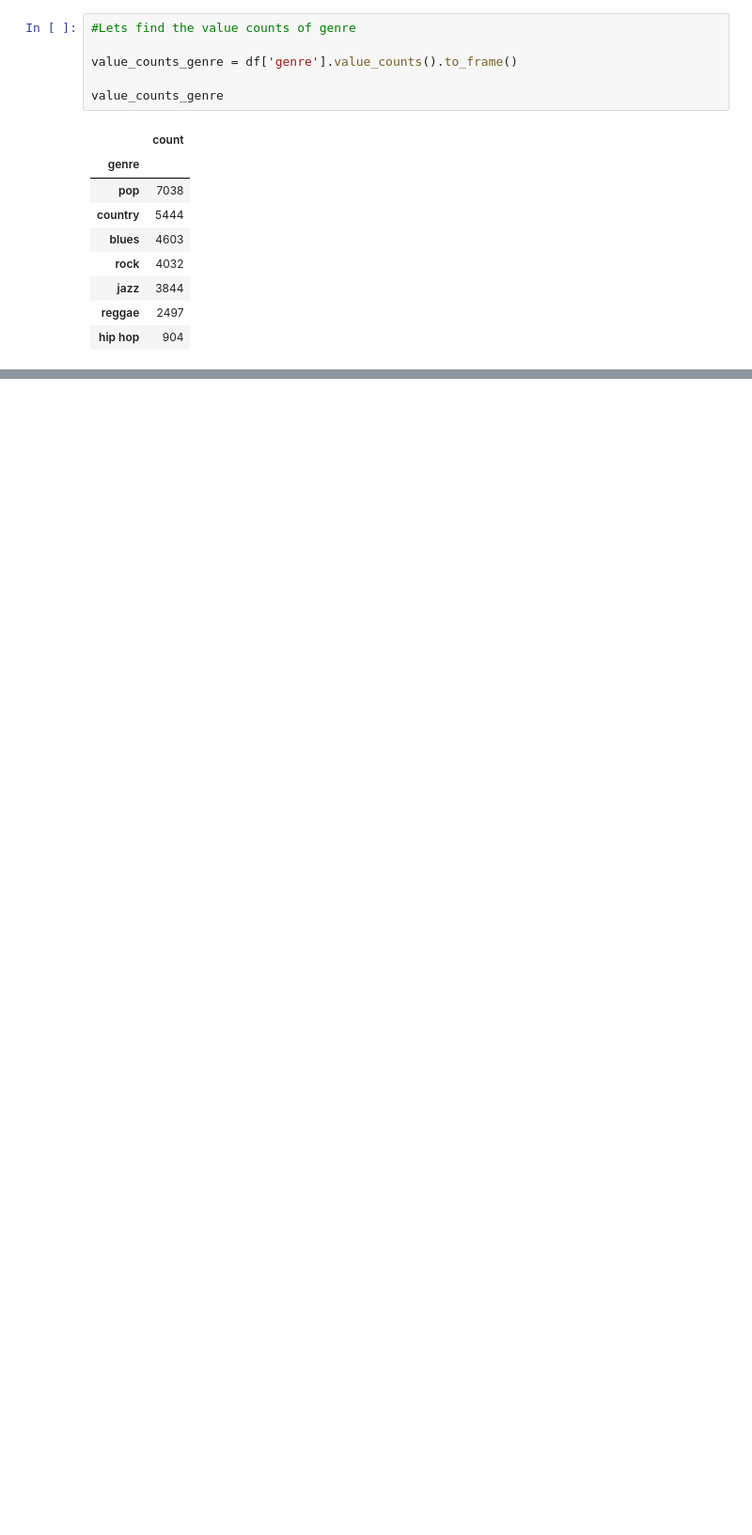
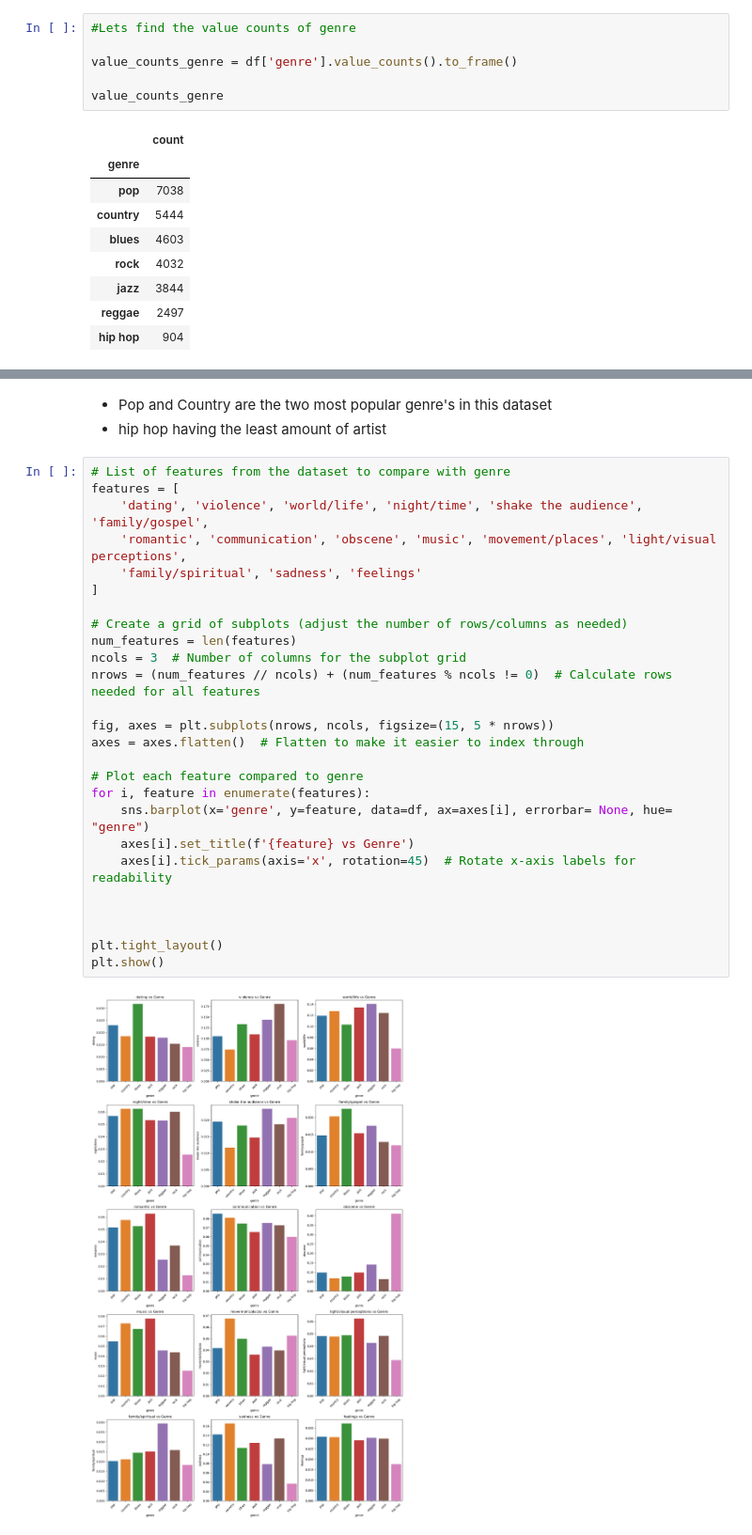
Before and after one commit to GClark89/MusicTrain, a Jupyter notebook: EDA.ipynb, the cells around one changed output, grey strips where cells are left out. Shown at 94% size. Cells and saved outputs as stored; diff of their text form; blank space fills up the shorter version.

```diff
--- a/EDA.ipynb
+++ b/EDA.ipynb
@@ -231,0 +206,31 @@ plt.pie(dataGenre, labels= label1, autopct='%1.1f%%', startangle= 90 )
+# %% [markdown]
+- Pop and Country are the two most popular genre's in this dataset
+- hip hop having the least amount of artist
+# %%
+# List of features from the dataset to compare with genre
+features = [
+    'dating', 'violence', 'world/life', 'night/time', 'shake the audience', 'family/gospel',
+    'romantic', 'communication', 'obscene', 'music', 'movement/places', 'light/visual perceptions',
+    'family/spiritual', 'sadness', 'feelings'
+]
+
+# Create a grid of subplots (adjust the number of rows/columns as needed)
+num_features = len(features)
+ncols = 3  # Number of columns for the subplot grid
+nrows = (num_features // ncols) + (num_features % ncols != 0)  # Calculate rows needed for all features
+
+fig, axes = plt.subplots(nrows, ncols, figsize=(15, 5 * nrows))
+axes = axes.flatten()  # Flatten to make it easier to index through
+
+# Plot each feature compared to genre
+for i, feature in enumerate(features):
+    sns.barplot(x='genre', y=feature, data=df, ax=axes[i], errorbar= None, hue= "genre")
+    axes[i].set_title(f'{feature} vs Genre')
+    axes[i].tick_params(axis='x', rotation=45)  # Rotate x-axis labels for readability
+
+
+
+plt.tight_layout()
+plt.show()
+# %% [output]
+[figure, added]
```
Also changed, not shown: parts of 8 cells of this notebook, 5 other files.
